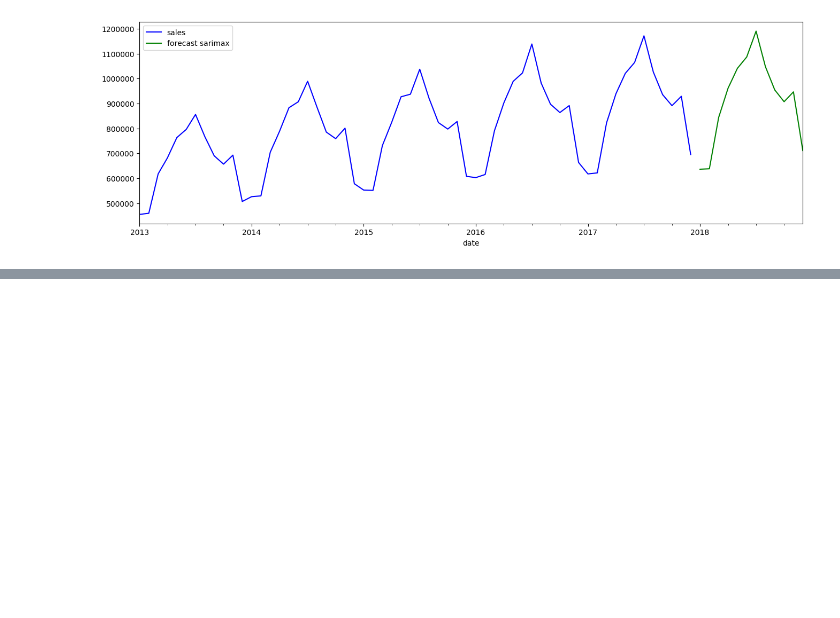
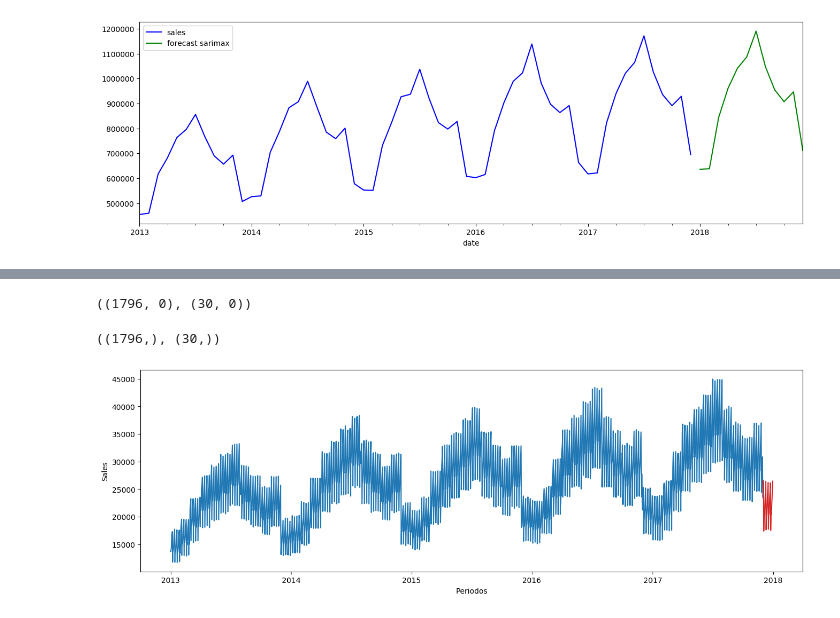
Before and after one commit to paolorossig/Time-Series-Forecasting, a Jupyter notebook: Exercise-SalesForecasting/FinalScript.ipynb, the cells around one changed output, grey strips where cells are left out. Cells and saved outputs as stored; diff of their text form; code cells hidden in the pictures; blank space fills up the shorter version.

```diff
--- a/Exercise-SalesForecasting/FinalScript.ipynb
+++ b/Exercise-SalesForecasting/FinalScript.ipynb
@@ -548,0 +555,27 @@ plt.show()
+# %%
+tss2 = TimeSeriesSplit(n_splits=58)
+# %%
+X = df_diario.drop(labels=['sales'], axis=1)
+y = df_diario['sales']
+# %%
+for train_index, test_index in tss2.split(X):
+    X_train, X_test = X.iloc[train_index, :], X.iloc[test_index,:]
+    y_train, y_test = y.iloc[train_index], y.iloc[test_index]
+# %%
+X_train.shape, X_test.shape
+# %% [output]
+((1796, 0), (30, 0))
+# %%
+y_train.shape, y_test.shape
+# %% [output]
+((1796,), (30,))
+# %%
+# Graficamos los periodos train y test
+plt.figure(figsize=(16,5), dpi=100)
+plt.plot(pd.DataFrame(y_train).index, pd.DataFrame(y_train).sales,color='tab:blue')
+plt.plot(pd.DataFrame(y_test).index, pd.DataFrame(y_test).sales,color='tab:red')
+plt.xlabel('Periodos')
+plt.ylabel('Sales')
+plt.show()
+# %% [output]
+[figure, added]
```
Also changed, not shown: parts of 17 cells of this notebook.
